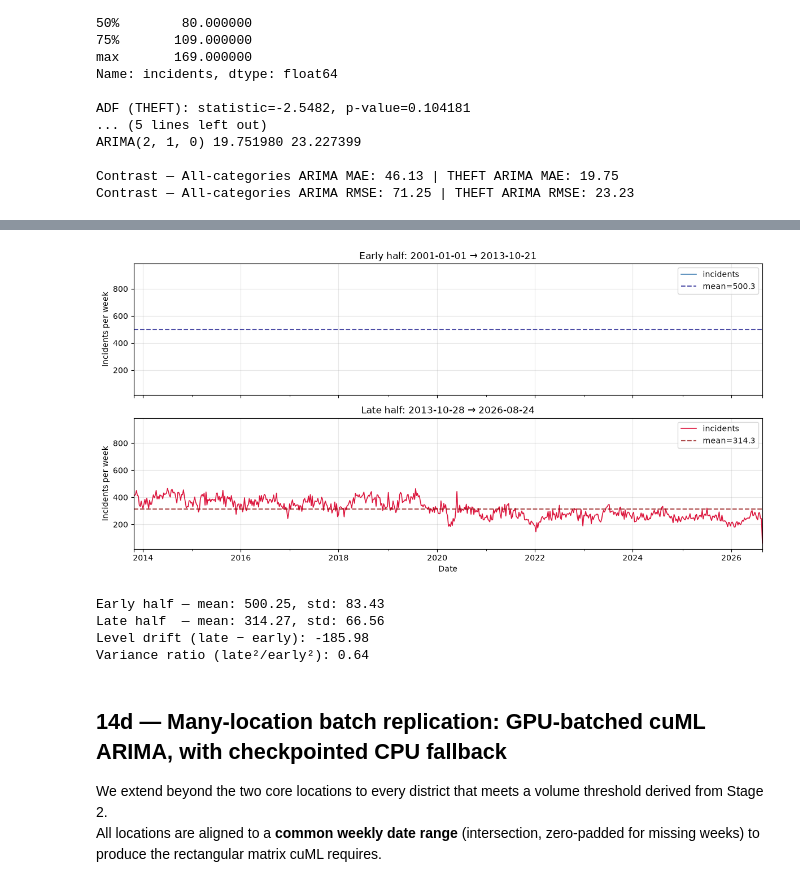
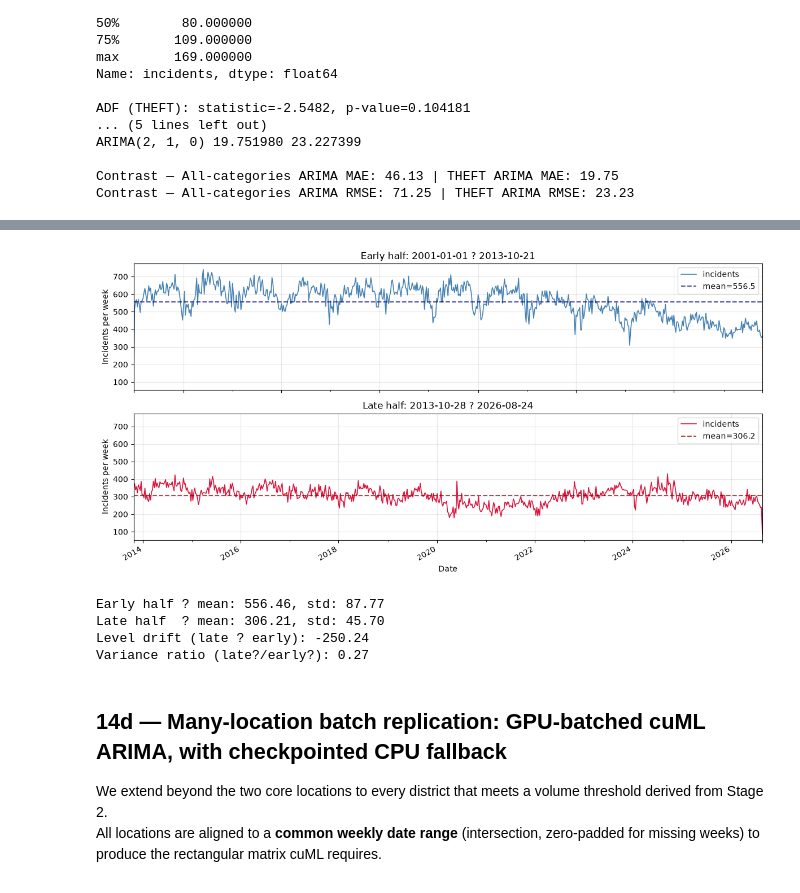
Before and after one commit to Raunak-23/Predictive_Analytics, a Jupyter notebook: Crime_Indicent_Analysis/notebooks/chicago_crimes.ipynb, the cells around one changed output, grey strips where cells are left out. Cells and saved outputs as stored; diff of their text form; code cells hidden in the pictures.

```diff
--- a/Crime_Indicent_Analysis/notebooks/chicago_crimes.ipynb
+++ b/Crime_Indicent_Analysis/notebooks/chicago_crimes.ipynb
@@ -2334,6 +2260,11 @@ print(comparison_df.to_string(index=False))
 comparison_path = RESULTS_DIR / 'model_comparison.csv'
 comparison_df.to_csv(comparison_path, index=False)
 print(f"Comparison table saved to {comparison_path}")
+
+# Persist locked-test metrics after the frozen model is evaluated in Stage 9.
+arima_summary.update({'test_mae': float(arima_scores['MAE']), 'test_rmse': float(arima_scores['RMSE']), 'improvement_over_naive_mae_pct': float((1 - arima_scores['MAE'] / naive_scores['MAE']) * 100), 'improvement_over_naive_rmse_pct': float((1 - arima_scores['RMSE'] / naive_scores['RMSE']) * 100)})
+with open(RESULTS_DIR / 'arima_summary.json', 'w') as f:
+    json.dump(arima_summary, f, indent=2)
 # %% [output]
 === Final Model Comparison (Test Set) ===
          Model       MAE      RMSE
@@ -3563,11 +3534,11 @@ shared_artifacts = [
     ARTIFACTS_DIR / 'arima_pipeline.joblib',               # Stage 9
     RESULTS_DIR / CONFIG['dataset_tag'] / 'location_comparison.csv',  # Stage 12
     CHECKPOINT_DIR / 'arima_order_search.jsonl',           # Stage 7 checkpoints
-    CHECKPOINT_DIR / 'ar_rolling_origin.jsonl',            # Stage 8 checkpoints
-    CHECKPOINT_DIR / 'arima_rolling_origin.jsonl',
+    CHECKPOINT_DIR / 'ar_rolling_origin_train_only.jsonl',            # Stage 8 checkpoints
+    CHECKPOINT_DIR / 'arima_rolling_origin_train_only.jsonl',
     LOC2_CHECKPOINT / 'arima_order_search.jsonl',          # Stage 11 checkpoints
-    LOC2_CHECKPOINT / 'ar_rolling_origin.jsonl',
-    LOC2_CHECKPOINT / 'arima_rolling_origin.jsonl',
+    LOC2_CHECKPOINT / 'ar_rolling_origin_train_only.jsonl',
+    LOC2_CHECKPOINT / 'arima_rolling_origin_train_only.jsonl',
 ]
 
 final_manifest = {
@@ -4153,42 +4122,57 @@ Any visible drift in the mean level or in the variance band informs whether a si
 # %%
-import matplotlib.pyplot as plt
+# ----------------------------------------------------------------------
+# 14c: Structural-break comparison for District 008
+# ----------------------------------------------------------------------
+# Reload the core Location 1 series explicitly so this plot cannot depend on
+# later extensions overwriting the notebook variable `y`.
+series_break = pd.read_csv(
+    PROCESSED_DIR / 'series_location1.csv',
+    index_col=0,
+    parse_dates=True
+)['incidents'].sort_index().astype(float)
+series_break = series_break.dropna()
 
-midpoint = len(y) // 2
-early = y.iloc[:midpoint]
-late  = y.iloc[midpoint:]
+midpoint = len(series_break) // 2
+early = series_break.iloc[:midpoint]
+late = series_break.iloc[midpoint:]
 
-fig, axes = plt.subplots(2, 1, figsize=(12, 6), sharex=True, sharey=True)
+fig, axes = plt.subplots(2, 1, figsize=(12, 6), sharex=False, sharey=True)
 
 early.plot(ax=axes[0], color='steelblue', linewidth=1.2,
-           title=f'Early half: {early.index.min().date()} → {early.index.max().date()}')
-axes[0].axhline(early.mean(), color='navy', linestyle='--', alpha=0.7, label=f'mean={early.mean():.1f}')
+           label='incidents',
+           title=f'Early half: {early.index.min().date()} ? {early.index.max().date()}')
+axes[0].axhline(early.mean(), color='navy', linestyle='--', alpha=0.7,
+                label=f'mean={early.mean():.1f}')
+axes[0].set_xlim(early.index.min(), early.index.max())
 axes[0].set_ylabel('Incidents per week')
 axes[0].legend()
 axes[0].grid(alpha=0.3)
-
 late.plot(ax=axes[1], color='crimson', linewidth=1.2,
-          title=f'Late half: {late.index.min().date()} → {late.index.max().date()}')
-axes[1].axhline(late.mean(), color='darkred', linestyle='--', alpha=0.7, label=f'mean={late.mean():.1f}')
+          label='incidents',
+          title=f'Late half: {late.index.min().date()} ? {late.index.max().date()}')
+axes[1].axhline(late.mean(), color='darkred', linestyle='--', alpha=0.7,
+                label=f'mean={late.mean():.1f}')
+axes[1].set_xlim(late.index.min(), late.index.max())
 axes[1].set_ylabel('Incidents per week')
 axes[1].set_xlabel('Date')
 axes[1].legend()
 axes[1].grid(alpha=0.3)
 
+fig.autofmt_xdate()
 plt.tight_layout()
 fig.savefig(RESULTS_DIR / 'fig_structural_break_halves.png', bbox_inches='tight', dpi=100)
 plt.show()
 
-# --- Printed statistics for the markdown interpretation ---
-print(f"Early half — mean: {early.mean():.2f}, std: {early.std():.2f}")
-print(f"Late half  — mean: {late.mean():.2f}, std: {late.std():.2f}")
-print(f"Level drift (late − early): {late.mean() - early.mean():.2f}")
-print(f"Variance ratio (late²/early²): {(late.std()/early.std())**2:.2f}")
+print(f"Early half ? mean: {early.mean():.2f}, std: {early.std():.2f}")
+print(f"Late half  ? mean: {late.mean():.2f}, std: {late.std():.2f}")
+print(f"Level drift (late ? early): {late.mean() - early.mean():.2f}")
+print(f"Variance ratio (late?/early?): {(late.std()/early.std())**2:.2f}")
 # %% [output]
-[figure, old version]
+[figure, new version]
-Early half — mean: 500.25, std: 83.43
-Late half  — mean: 314.27, std: 66.56
-Level drift (late − early): -185.98
-Variance ratio (late²/early²): 0.64
+Early half ? mean: 556.46, std: 87.77
+Late half  ? mean: 306.21, std: 45.70
+Level drift (late ? early): -250.24
+Variance ratio (late?/early?): 0.27
 # %% [markdown]
 ## 14d — Many-location batch replication: GPU-batched cuML ARIMA, with checkpointed CPU fallback
 
```
Also changed, not shown: parts of 40 cells of this notebook, 31 other files.
